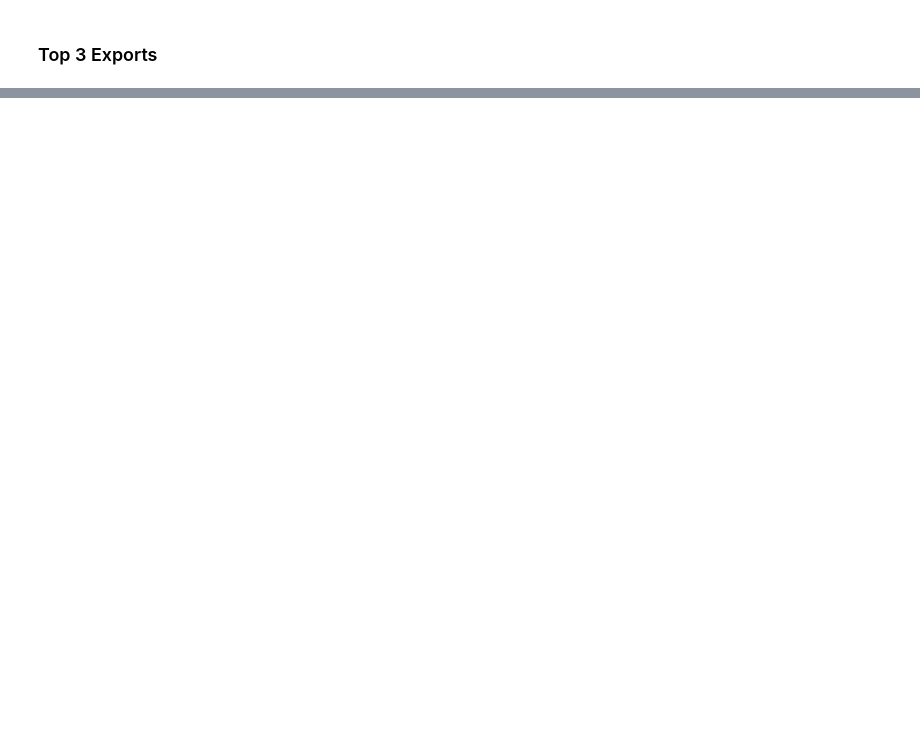
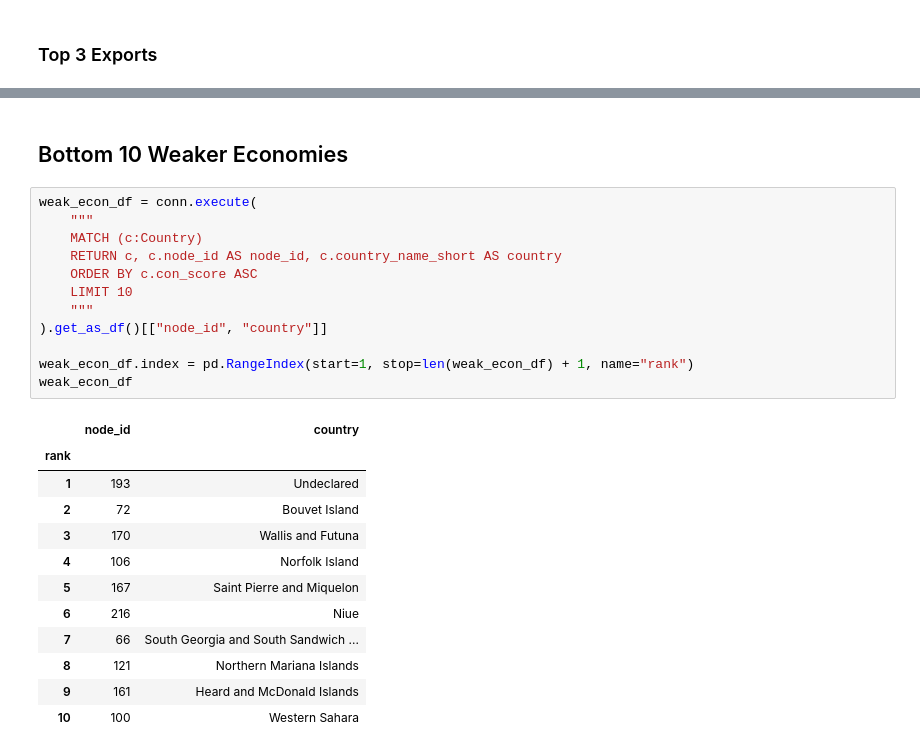
Before and after one commit to DataLabTechTV/datalab, a Jupyter notebook: notebooks/econ_comp.ipynb, the cells around one changed output, grey strips where cells are left out. Saved outputs shown, nothing was run; the diff lists cells and outputs as text; blank space fills up the shorter version.

Commit message:
feat: dominating and weaker economy individual analysis

```diff
--- a/notebooks/econ_comp.ipynb
+++ b/notebooks/econ_comp.ipynb
@@ -83,0 +82,27 @@ vis.plot(dom_econ_g)
+# %% [markdown]
+## Bottom 10 Weaker Economies
+# %%
+weak_econ_df = conn.execute(
+    """
+    MATCH (c:Country)
+    RETURN c, c.node_id AS node_id, c.country_name_short AS country
+    ORDER BY c.con_score ASC
+    LIMIT 10
+    """
+).get_as_df()[["node_id", "country"]]
+
+weak_econ_df.index = pd.RangeIndex(start=1, stop=len(weak_econ_df) + 1, name="rank")
+weak_econ_df
+# %% [output]
+|  | node_id | country |
+| rank |  |  |
+| 1 | 193 | Undeclared |
+| 2 | 72 | Bouvet Island |
+| 3 | 170 | Wallis and Futuna |
+| 4 | 106 | Norfolk Island |
+| 5 | 167 | Saint Pierre and Miquelon |
+| 6 | 216 | Niue |
+| 7 | 66 | South Georgia and South Sandwich ... |
+| 8 | 121 | Northern Mariana Islands |
+| 9 | 161 | Heard and McDonald Islands |
+| 10 | 100 | Western Sahara |
```
Also changed, not shown: parts of 11 cells of this notebook.
